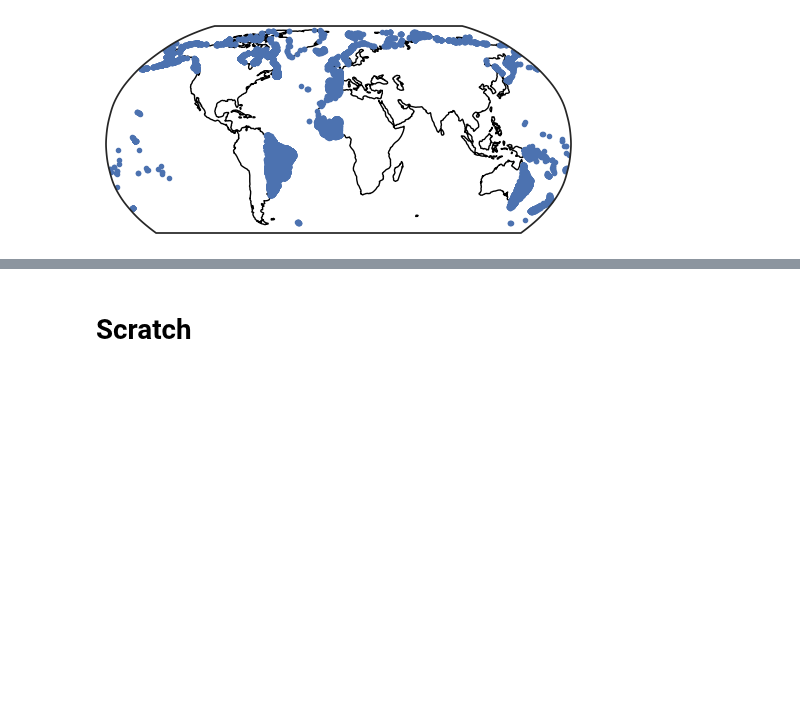
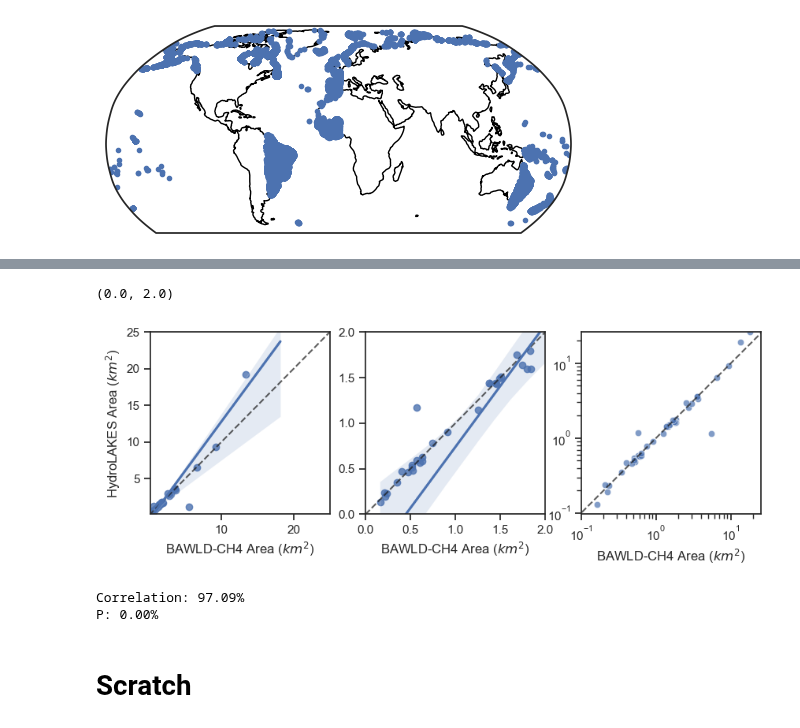
Before and after one commit to ekcomputer/lake-area, a Jupyter notebook: LAD/notebooks/prep_data.ipynb, the cells around one changed output, grey strips where cells are left out. Drawn from its saved outputs; the diff is of its cells as text; code cells hidden in the pictures; blank space fills up the shorter version.

```diff
--- a/LAD/notebooks/prep_data.ipynb
+++ b/LAD/notebooks/prep_data.ipynb
@@ -777,0 +814,7 @@ plt.plot(nans.Pour_long, nans.Pour_lat, '.', transform=ccrs.PlateCarree()) #, ax
+# %%
+## Load BAWLD-CH4 joined to HL lakes as shapefile, and preprocess
+df_shorelines = gpd.read_file('/Volumes/thebe/Other/Kuhn-olefeldt-BAWLD/BAWLD-CH4/data/ek_out/joined-to-hl/bawld-ch4-hl.shp', engine='pyogrio', read_geometry=False)
+df_shorelines.replace('-', np.nan, inplace=True)
+df_shorelines['SA'] = df_shorelines['SA'].astype('float')
+df_shorelines.drop(index=df_shorelines[(df_shorelines['NUMBER.LAK'] !=  '1') | (df_shorelines['SA'] < 0.1)].index, inplace=True)
+df_shorelines.info()
@@ -778,3 +839,37 @@ plt.plot(nans.Pour_long, nans.Pour_lat, '.', transform=ccrs.PlateCarree()) #, ax
+# %%
+## Plot
+fig, ax = plt.subplots(1,3, figsize=(10,3))
+lim = [0.1, 25]
+for a in ax:
+    a.plot([0.000001, 100000], [0.000001, 100000], '--k', alpha=0.7)
+    plt.axis('equal')
+sns.regplot(df_shorelines, x='SA', y='Lake_area', ax=ax[0])
+sns.regplot(df_shorelines, x='SA', y='Lake_area', ax=ax[1])
+sns.scatterplot(df_shorelines, x='SA', y='Lake_area', alpha=0.7, ax=ax[2])
+
+for a in ax:
+    a.set_xlabel('BAWLD-CH4 Area ($km^2$)')
+    a.set_xlim(lim)
+    a.set_ylim(lim)
+ax[0].set_ylabel('HydroLAKES Area ($km^2$)')
+ax[1].set_ylabel('')
+ax[2].set_ylabel('')
+ax[2].set_xscale('log')
+ax[2].set_yscale('log')
+ax[1].set_xlim([0, 2])
+ax[1].set_ylim([0, 2])
+# %% [output]
+(0.0, 2.0)
+[figure, added]
+# %%
+## Print metrics of fit
+df_shorelines = df_shorelines.dropna(subset=['SA','Lake_area'])
+corr_coeff, p_value = pearsonr(df_shorelines['SA'], df_shorelines['Lake_area'])
+print(f'Correlation: {corr_coeff:0.2%}')
+print(f'P: {p_value:0.2%}')
+# %% [output]
+Correlation: 97.09%
+P: 0.00%
 # %% [markdown]
 # Scratch
 # %%
```
Also changed, not shown: parts of 8 cells of this notebook, 1 other file.
